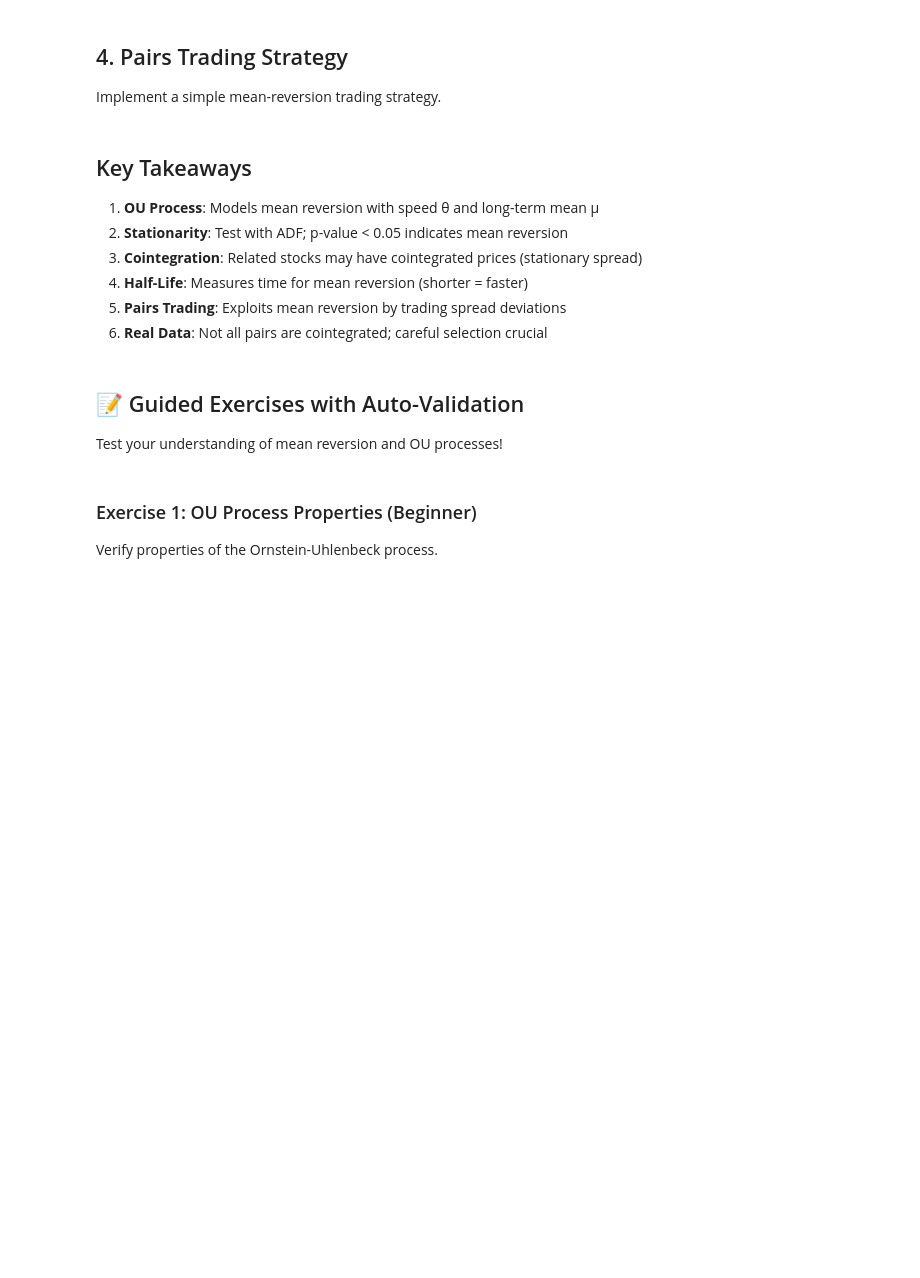
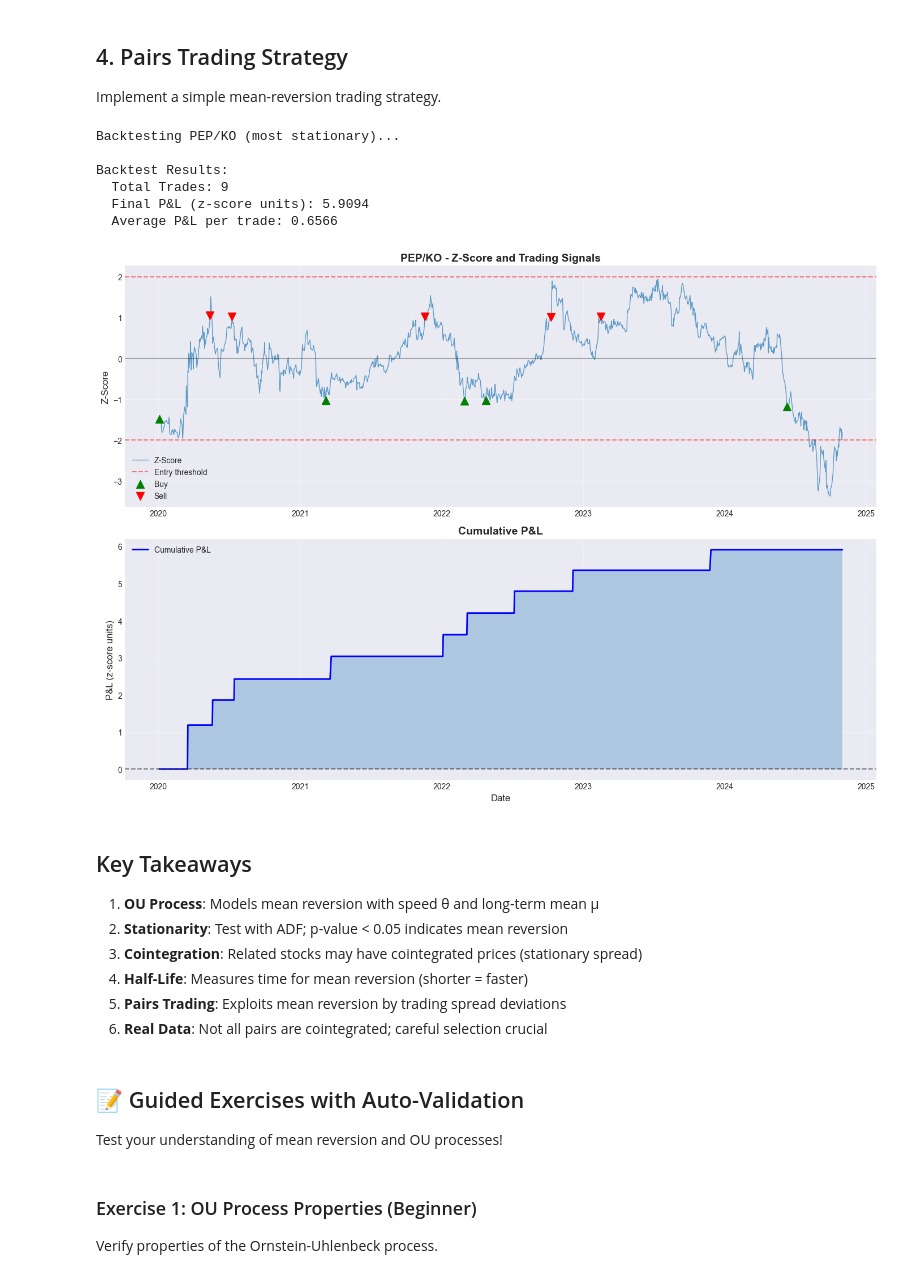
Before and after one commit to oss-esso/QML, a Jupyter notebook: Proba/Module2_Stochastic_Processes/03_Mean_Reversion_Pairs_Trading.ipynb, the cells around one changed output. Cells and saved outputs as stored; diff of their text form; code cells hidden in the pictures; blank space fills up the shorter version.

```diff
--- a/Proba/Module2_Stochastic_Processes/03_Mean_Reversion_Pairs_Trading.ipynb
+++ b/Proba/Module2_Stochastic_Processes/03_Mean_Reversion_Pairs_Trading.ipynb
@@ -263,7 +343,7 @@ for result in results:
 
 Implement a simple mean-reversion trading strategy.
 # %%
-def backtest_pairs_strategy(spread, entry_threshold=2.0, exit_threshold=0.5, stop_loss=3.0):
+def backtest_pairs_strategy(spread, entry_threshold=1.0, exit_threshold=0.5, stop_loss=3.0):
     """
     Backtest mean reversion pairs trading strategy.
 
@@ -356,33 +436,41 @@ fig, (ax1, ax2) = plt.subplots(2, 1, figsize=(14, 10))
 
 # Z-score with signals
 ax1.plot(backtest_results.index, backtest_results['z_score'], linewidth=1, alpha=0.7, label='Z-Score')
 ax1.axhline(y=2, color='red', linestyle='--', alpha=0.5, label='Entry threshold')
 ax1.axhline(y=-2, color='red', linestyle='--', alpha=0.5)
 ax1.axhline(y=0, color='black', linestyle='-', alpha=0.3)
 
 # Mark trades
 buy_signals = backtest_results[backtest_results['signal'] == 'BUY']
 sell_signals = backtest_results[backtest_results['signal'] == 'SELL']
 ax1.scatter(buy_signals.index, buy_signals['z_score'], color='green', marker='^', s=100, label='Buy', zorder=5)
 ax1.scatter(sell_signals.index, sell_signals['z_score'], color='red', marker='v', s=100, label='Sell', zorder=5)
 
 ax1.set_title(f'{best_pair["Pair"]} - Z-Score and Trading Signals', fontsize=14, fontweight='bold')
 ax1.set_ylabel('Z-Score', fontsize=12)
 ax1.legend()
 ax1.grid(True, alpha=0.3)
 
 # Cumulative P&L
 ax2.plot(backtest_results.index, backtest_results['cumulative_pnl'], linewidth=2, color='blue', label='Cumulative P&L')
 ax2.axhline(y=0, color='black', linestyle='--', alpha=0.5)
 ax2.fill_between(backtest_results.index, backtest_results['cumulative_pnl'], 0, alpha=0.3)
 ax2.set_title('Cumulative P&L', fontsize=14, fontweight='bold')
 ax2.set_ylabel('P&L (z-score units)', fontsize=12)
 ax2.set_xlabel('Date', fontsize=12)
 ax2.legend()
 ax2.grid(True, alpha=0.3)
 
 plt.tight_layout()
 plt.show()
+# %% [output]
+Backtesting PEP/KO (most stationary)...
+
+Backtest Results:
+  Total Trades: 9
+  Final P&L (z-score units): 5.9094
+  Average P&L per trade: 0.6566
+[figure, added]
 # %% [markdown]
 ## Key Takeaways
 
```
Also changed, not shown: parts of 5 cells of this notebook, 3 other files.
